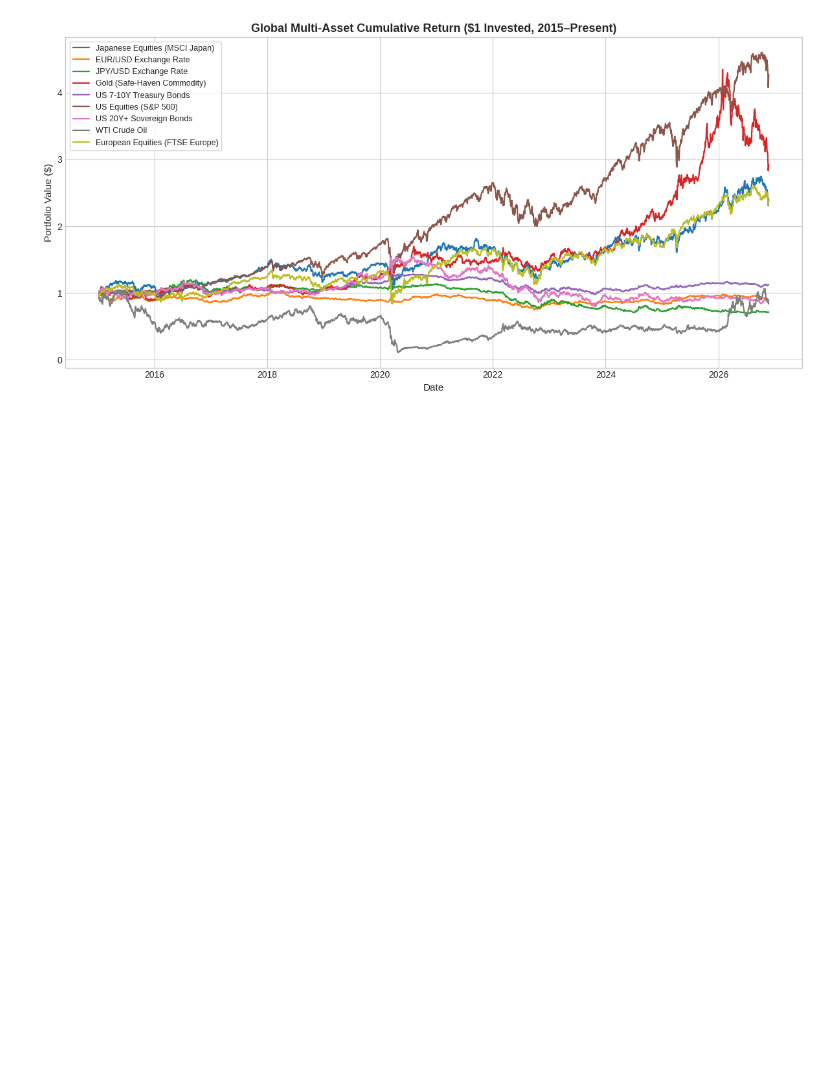
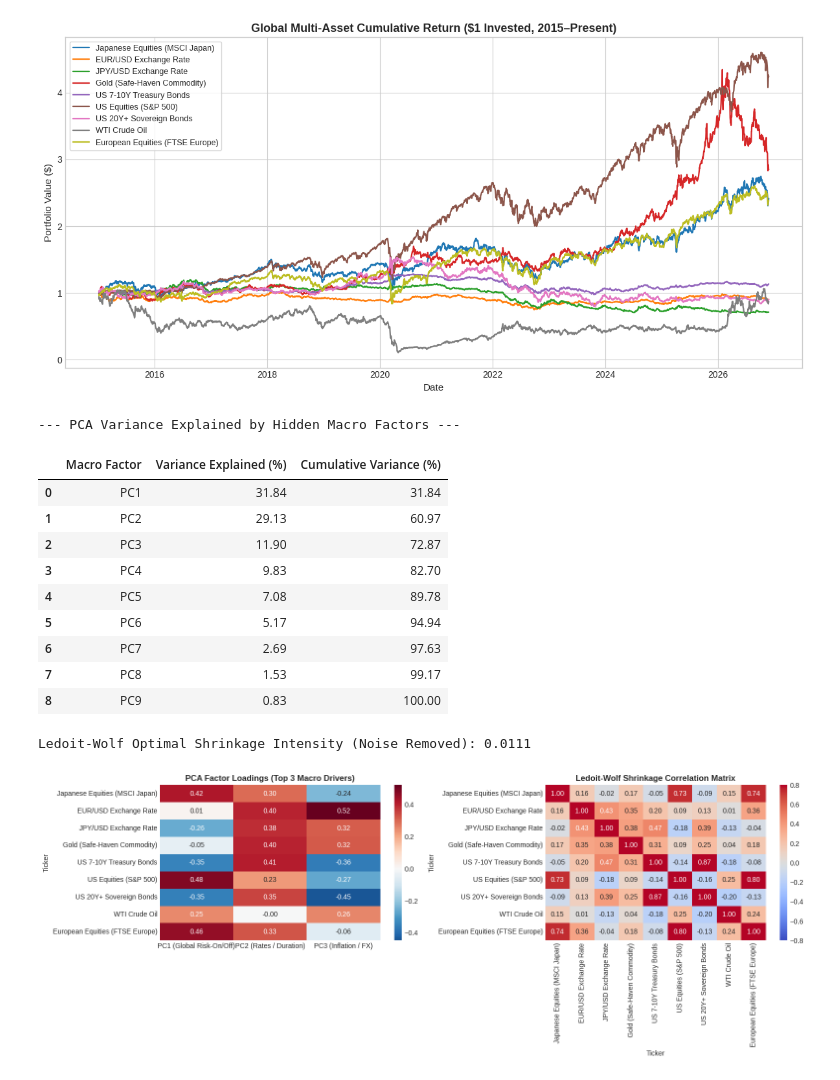
Before and after one commit to ayyboddu/MultiAsset-Risk-Regime-Engine, a Jupyter notebook: MultiAsset_Risk_Regime_Engine.ipynb, the cells around one changed output. Cells and saved outputs as stored; diff of their text form; code cells hidden in the pictures; blank space fills up the shorter version.

Commit message:
Add PCA macro factor decomposition and Ledoit-Wolf shrinkage correlation heatmaps

```diff
--- a/MultiAsset_Risk_Regime_Engine.ipynb
+++ b/MultiAsset_Risk_Regime_Engine.ipynb
@@ -99,3 +99,63 @@ plt.tight_layout()
 plt.show()
 # %% [output]
 [figure]
+# %%
+# 1. Standardize returns (mean=0, std=1) so high-volatility assets like Oil don't dominate PCA
+standardized_returns = (log_returns - log_returns.mean()) / log_returns.std()
+
+# 2. Fit Principal Component Analysis (PCA) to extract hidden macro factors
+pca = PCA()
+pca.fit(standardized_returns)
+
+explained_var = pd.DataFrame({
+    'Macro Factor': [f'PC{i+1}' for i in range(len(log_returns.columns))],
+    'Variance Explained (%)': pca.explained_variance_ratio_ * 100,
+    'Cumulative Variance (%)': np.cumsum(pca.explained_variance_ratio_) * 100
+})
+
+print("--- PCA Variance Explained by Hidden Macro Factors ---")
+display(explained_var.round(2))
+
+# 3. Compare Raw Sample Correlation vs. Ledoit-Wolf Shrinkage Correlation
+raw_corr = log_returns.corr()
+
+lw = LedoitWolf().fit(log_returns)
+lw_cov = lw.covariance_
+# Convert shrunk covariance matrix into a clean correlation matrix
+lw_std = np.sqrt(np.diag(lw_cov))
+lw_corr = pd.DataFrame(lw_cov / np.outer(lw_std, lw_std), index=log_returns.columns, columns=log_returns.columns)
+
+print(f"Ledoit-Wolf Optimal Shrinkage Intensity (Noise Removed): {lw.shrinkage_:.4f}")
+
+# 4. Plot side-by-side heatmaps: Factor Loadings (Left) & Ledoit-Wolf Cleaned Correlations (Right)
+fig, axes = plt.subplots(1, 2, figsize=(16, 6))
+
+# Left Plot: How each asset loads onto the top 3 PCA Macro Factors
+loadings = pd.DataFrame(
+    pca.components_[:3].T,
+    index=log_returns.columns,
+    columns=['PC1 (Global Risk-On/Off)', 'PC2 (Rates / Duration)', 'PC3 (Inflation / FX)']
+)
+sns.heatmap(loadings, annot=True, cmap='RdBu_r', center=0, fmt='.2f', ax=axes[0])
+axes[0].set_title('PCA Factor Loadings (Top 3 Macro Drivers)', fontsize=12, fontweight='bold')
+
+# Right Plot: Ledoit-Wolf Denoised Correlation Matrix
+sns.heatmap(lw_corr, annot=True, cmap='coolwarm', center=0, fmt='.2f', vmin=-0.8, vmax=0.8, ax=axes[1])
+axes[1].set_title('Ledoit-Wolf Shrinkage Correlation Matrix', fontsize=12, fontweight='bold')
+
+plt.tight_layout()
+plt.show()
+# %% [output]
+--- PCA Variance Explained by Hidden Macro Factors ---
+|  | Macro Factor | Variance Explained (%) | Cumulative Variance (%) |
+| 0 | PC1 | 31.84 | 31.84 |
+| 1 | PC2 | 29.13 | 60.97 |
+| 2 | PC3 | 11.90 | 72.87 |
+| 3 | PC4 | 9.83 | 82.70 |
+| 4 | PC5 | 7.08 | 89.78 |
+| 5 | PC6 | 5.17 | 94.94 |
+| 6 | PC7 | 2.69 | 97.63 |
+| 7 | PC8 | 1.53 | 99.17 |
+| 8 | PC9 | 0.83 | 100.00 |
+Ledoit-Wolf Optimal Shrinkage Intensity (Noise Removed): 0.0111
+[figure, added]
```
Also changed, not shown: parts of 3 cells of this notebook.
